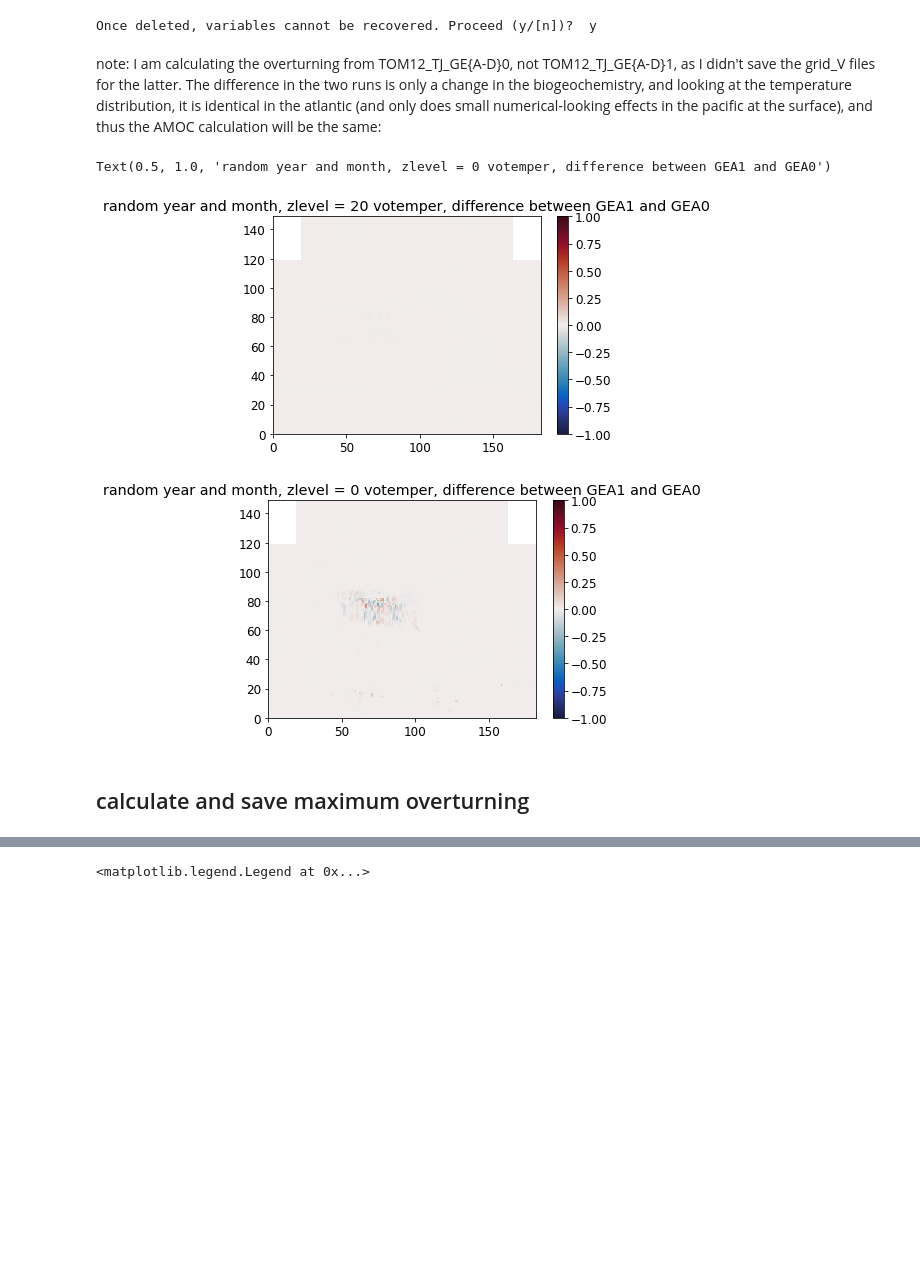
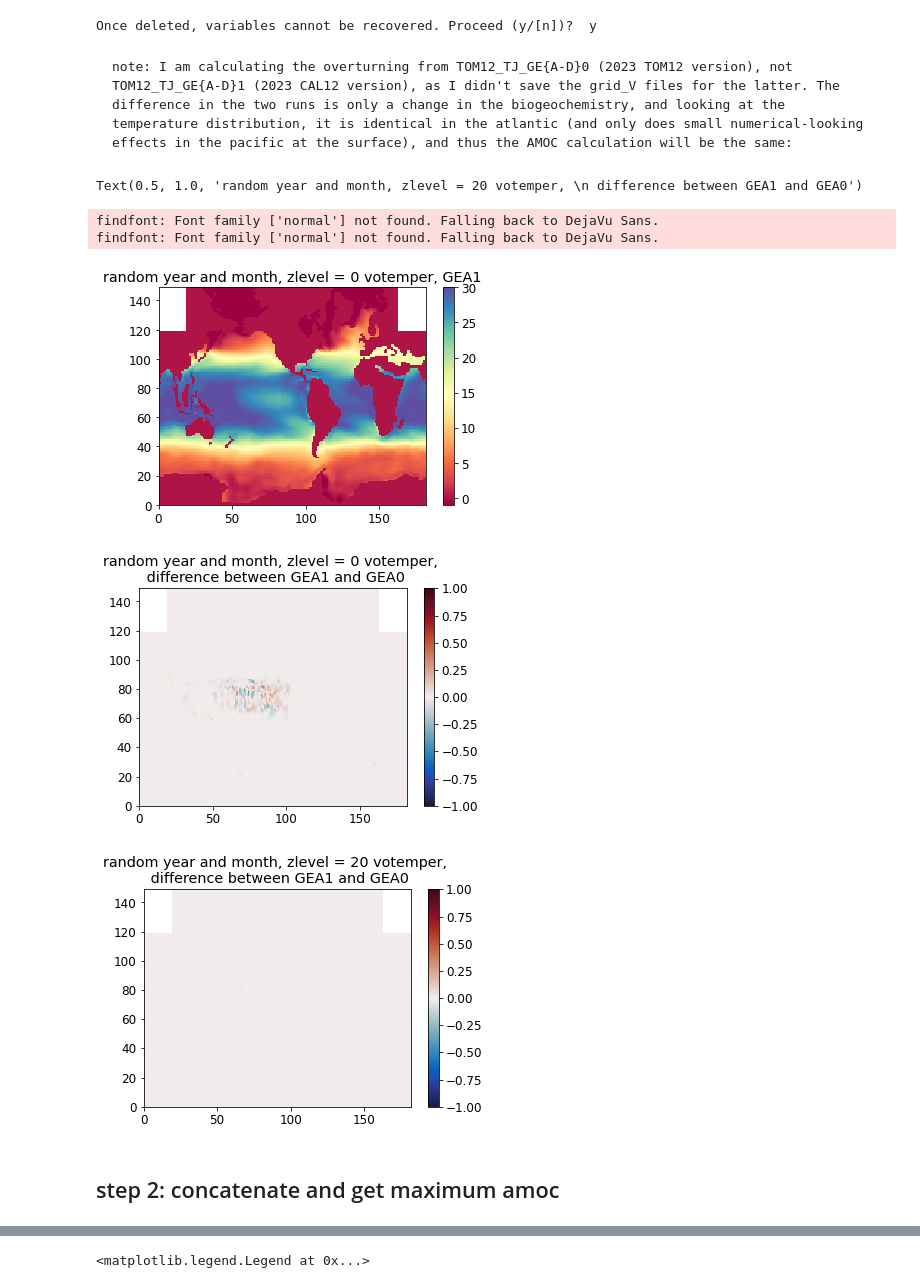
Before and after one commit to tjarnikova/GCB2023, a Jupyter notebook: scripts/makeAMOC.ipynb, the cells around one changed output, grey strips where cells are left out. Cells and saved outputs as stored; diff of their text form; code cells hidden in the pictures; blank space fills up the shorter version.

```diff
--- a/scripts/makeAMOC.ipynb
+++ b/scripts/makeAMOC.ipynb
@@ -63,26 +57,40 @@ font = {'family' : 'normal',
 
 plt.rc('font', **font)
 # %% [markdown]
-note: I am calculating the overturning from TOM12_TJ_GE{A-D}0, not TOM12_TJ_GE{A-D}1, as I didn't save the grid_V files for the latter. The difference in the two runs is only a change in the biogeochemistry, and looking at the temperature distribution, it is identical in the atlantic (and only does small numerical-looking effects in the pacific at the surface), and thus the AMOC calculation will be the same:
+    note: I am calculating the overturning from TOM12_TJ_GE{A-D}0 (2023 TOM12 version), not TOM12_TJ_GE{A-D}1 (2023 CAL12 version), as I didn't save the grid_V files for the latter. The difference in the two runs is only a change in the biogeochemistry, and looking at the temperature distribution, it is identical in the atlantic (and only does small numerical-looking effects in the pacific at the surface), and thus the AMOC calculation will be the same:
 # %%
 tdat = xr.open_dataset('/gpfs/home/mep22dku/scratch/ModelRuns/TOM12_TJ_GEA1/ORCA2_1m_20200101_20201231_grid_T.nc')
 
 tdat2 = xr.open_dataset('/gpfs/home/mep22dku/scratch/ModelRuns/TOM12_TJ_GEA0/ORCA2_1m_20200101_20201231_grid_T.nc')
 
 plt.figure()
+w = plt.pcolormesh(tdat.votemper[1,0,:,:], vmin = -1, vmax = 30, cmap = 'Spectral')
+plt.colorbar(w)
+plt.title('random year and month, zlevel = 0 votemper, GEA1')
+
+plt.figure()
+tlev = 3
+w = plt.pcolormesh(tdat.votemper[1,tlev,:,:] - tdat2.votemper[1,tlev,:,:], vmin = -1, vmax = 1, cmap = cm.balance)
+# q2 = np.copy(tdat.votemper[1,0,:,:])
+# q2[q2 == 0 ] = 10
+# q2[q2 != 0 ] = np.nan
+# w2 = plt.pcolormesh(q2)
+plt.colorbar(w)
+plt.title('random year and month, zlevel = 0 votemper, \n difference between GEA1 and GEA0')
+
+plt.figure()
 w = plt.pcolormesh(tdat.votemper[1,20,:,:] - tdat2.votemper[1,20,:,:], vmin = -1, vmax = 1, cmap = cm.balance)
 plt.colorbar(w)
-plt.title('random year and month, zlevel = 20 votemper, difference between GEA1 and GEA0')
+plt.title('random year and month, zlevel = 20 votemper, \n difference between GEA1 and GEA0')
 
-plt.figure()
-w = plt.pcolormesh(tdat.votemper[1,0,:,:] - tdat2.votemper[1,0,:,:], vmin = -1, vmax = 1, cmap = cm.balance)
-plt.colorbar(w)
-plt.title('random year and month, zlevel = 0 votemper, difference between GEA1 and GEA0')
 
 # plt.pcolormesh(
 # %% [output]
-Text(0.5, 1.0, 'random year and month, zlevel = 0 votemper, difference between GEA1 and GEA0')
+Text(0.5, 1.0, 'random year and month, zlevel = 20 votemper, \n difference between GEA1 and GEA0')
+findfont: Font family ['normal'] not found. Falling back to DejaVu Sans.
+findfont: Font family ['normal'] not found. Falling back to DejaVu Sans.
-[figure, old version]
+[figure, new version]
-[figure, old version]
+[figure, new version]
+[figure, added]
 # %% [markdown]
-## calculate and save maximum overturning
+## step 2: concatenate and get maximum amoc
```
Also changed, not shown: parts of 10 cells of this notebook, 4 other files.
